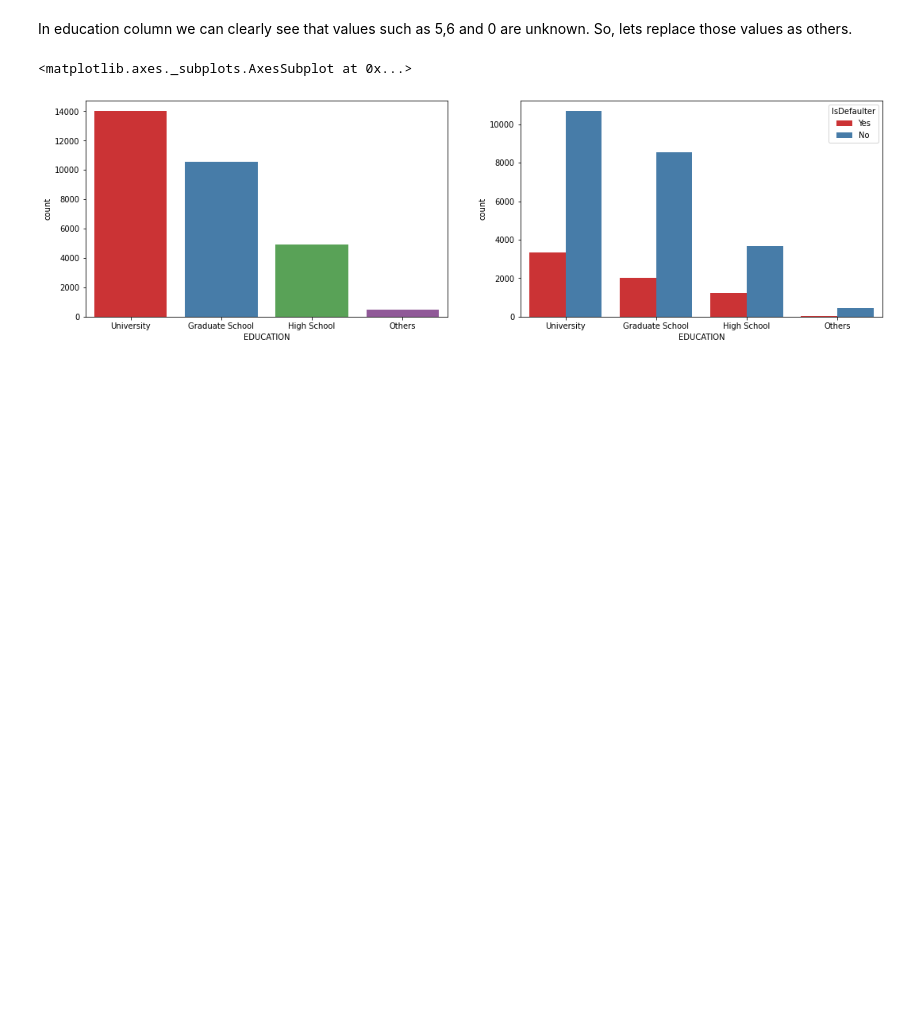
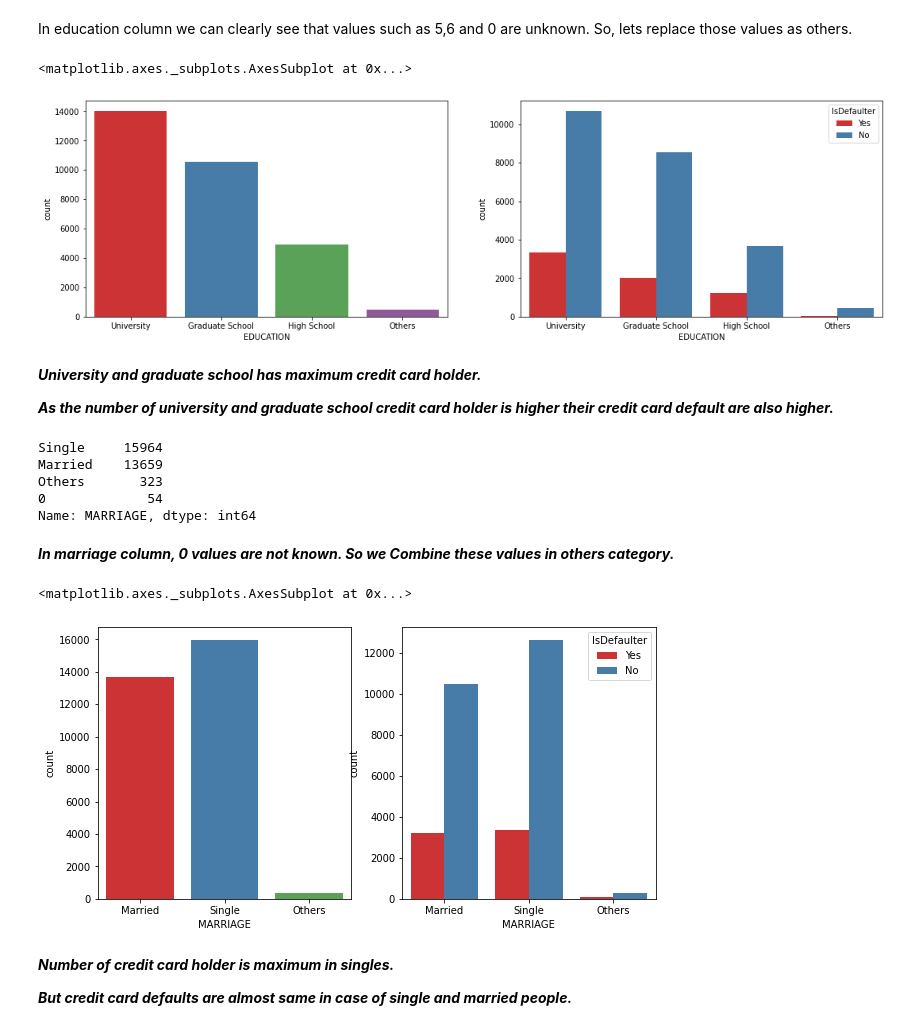
Before and after one commit to surajj22/Credit-Card-Default-Prediction, a Jupyter notebook: Copy_of_Credit_Card_Default_Prediction_Capstone_Project.ipynb, the cells around one changed output. Cells and saved outputs as stored; diff of their text form; code cells hidden in the pictures; blank space fills up the shorter version.

```diff
--- a/Copy_of_Credit_Card_Default_Prediction_Capstone_Project.ipynb
+++ b/Copy_of_Credit_Card_Default_Prediction_Capstone_Project.ipynb
@@ -313,3 +326,33 @@ sns.countplot(x = 'EDUCATION', hue = 'IsDefaulter',ax = axes[1], data = df, pale
 # %% [output]
 <matplotlib.axes._subplots.AxesSubplot at 0x...>
 [figure]
+# %% [markdown]
+***University and graduate school has maximum credit card holder.***
+
+***As the number of university and graduate school credit card holder is higher their credit card default are also higher.***
+# %%
+#category wise values
+df['MARRIAGE'].value_counts()
+# %% [output]
+Single     15964
+Married    13659
+Others       323
+0             54
+Name: MARRIAGE, dtype: int64
+# %% [markdown]
+***In marriage column, 0 values are not known. So we Combine these values in others category.***
+# %%
+#replacing 0 with Others
+df.MARRIAGE = df.MARRIAGE.replace({0: "Others"})
+# %%
+#count plot for MARRIAGE and with respect to IsDefaulter
+fig, axes = plt.subplots(ncols=2,figsize=(10,5))
+sns.countplot(x = 'MARRIAGE', ax = axes[0], data = df,palette= "Set1")
+sns.countplot(x = 'MARRIAGE', hue = 'IsDefaulter',ax = axes[1], data = df, palette= "Set1")
+# %% [output]
+<matplotlib.axes._subplots.AxesSubplot at 0x...>
+[figure, added]
+# %% [markdown]
+***Number of credit card holder is maximum in singles.***
+
+***But credit card defaults are almost same in case of single and married people.***
```
Also changed, not shown: parts of 57 cells of this notebook.
